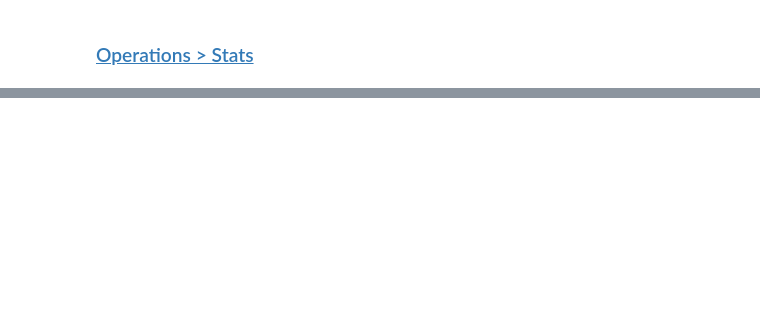
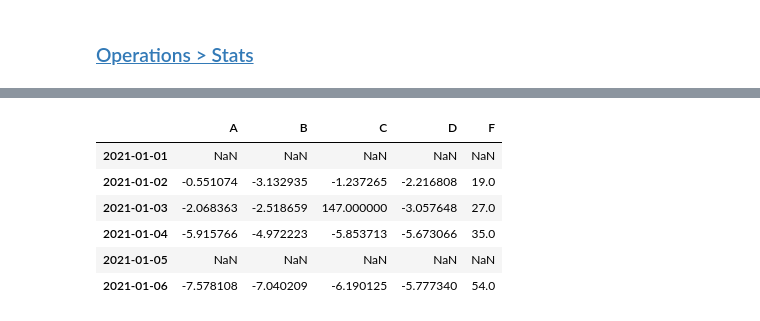
Before and after one commit to aidken/my_10min_to_pandas, a Jupyter notebook: ten_minutes_to_pandas.ipynb, the cells around one changed output, grey strips where cells are left out. Cells and saved outputs as stored; diff of their text form; code cells hidden in the pictures; blank space fills up the shorter version.

```diff
--- a/ten_minutes_to_pandas.ipynb
+++ b/ten_minutes_to_pandas.ipynb
@@ -415,0 +426,3 @@ Freq: D, dtype: float64
+# %%
+s = pd.Series([1, 3, 5, np.nan, 6, 8], index=x)
+s
@@ -415,0 +437,5 @@ Freq: D, dtype: float64
+# %%
+# shift shifts elements
+# https://pandas.pydata.org/pandas-docs/stable/reference/api/pandas.DataFrame.shift.html
+s = s.shift(1)
+s
@@ -415,0 +450,16 @@ Freq: D, dtype: float64
+# %%
+# pandas automatically broadcasts. For example, if you subtract a Series from a DataFrame, pandas subtracts a Series from all columns of the DataFrame
+
+# pandas.DataFrame.sub subtract
+# https://pandas.pydata.org/pandas-docs/stable/reference/api/pandas.DataFrame.sub.html
+df.sub(s, axis=0)
+
+# axis=0 is defalut, by-index direction
+# %% [output]
+|  | A | B | C | D | F |
+| 2021-01-01 | NaN | NaN | NaN | NaN | NaN |
+| 2021-01-02 | -0.551074 | -3.132935 | -1.237265 | -2.216808 | 19.0 |
+| 2021-01-03 | -2.068363 | -2.518659 | 147.000000 | -3.057648 | 27.0 |
+| 2021-01-04 | -5.915766 | -4.972223 | -5.853713 | -5.673066 | 35.0 |
+| 2021-01-05 | NaN | NaN | NaN | NaN | NaN |
+| 2021-01-06 | -7.578108 | -7.040209 | -6.190125 | -5.777340 | 54.0 |
```
Also changed, not shown: parts of 33 cells of this notebook.
